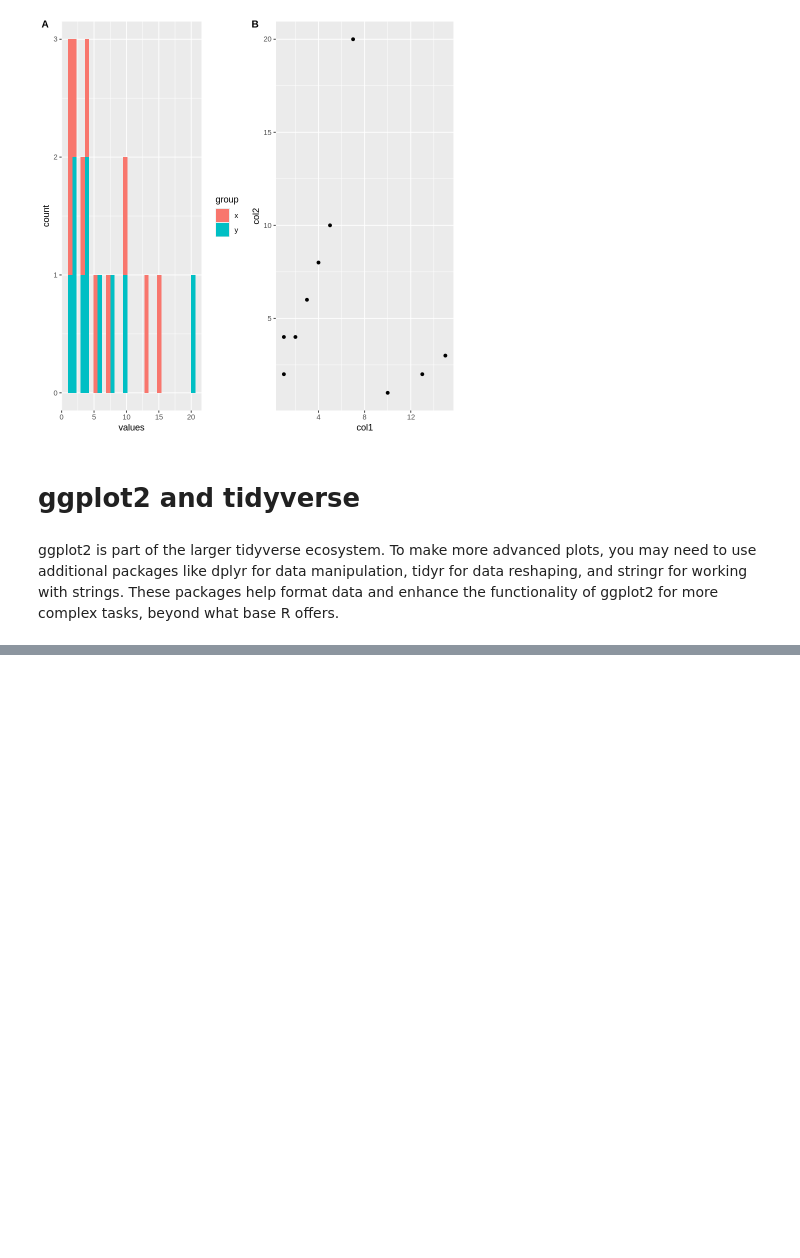
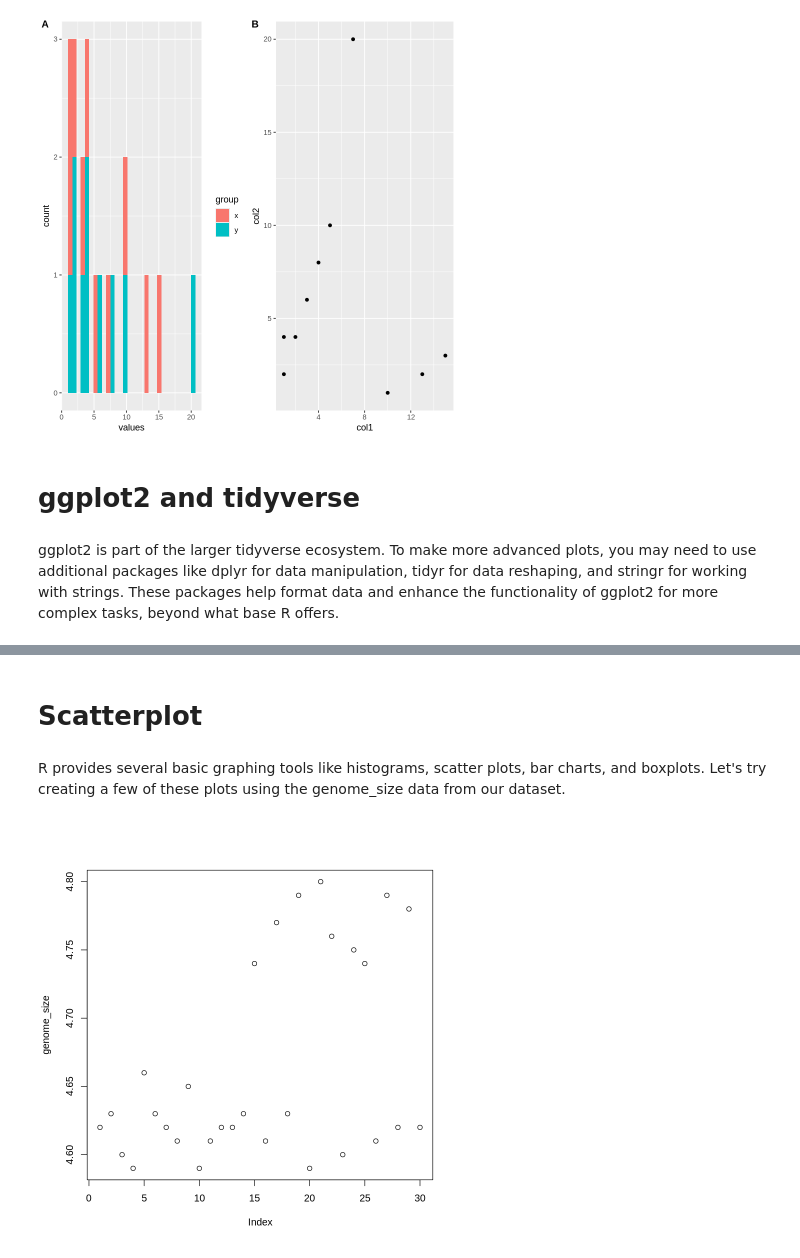
Before and after one commit to zainabbio/Youtube-Tutorials, a Jupyter notebook: Plotting_in_R_with_ggplot2.ipynb, the cells around one changed output, grey strips where cells are left out. Drawn from its saved outputs; the diff is of its cells as text; code cells hidden in the pictures; blank space fills up the shorter version.

```diff
--- a/Plotting_in_R_with_ggplot2.ipynb
+++ b/Plotting_in_R_with_ggplot2.ipynb
@@ -85,3 +85,5 @@ Installing package into ‘/usr/local/lib/R/site-library’
 # **ggplot2 and tidyverse**
 # %% [markdown]
 ggplot2 is part of the larger tidyverse ecosystem. To make more advanced plots, you may need to use additional packages like dplyr for data manipulation, tidyr for data reshaping, and stringr for working with strings. These packages help format data and enhance the functionality of ggplot2 for more complex tasks, beyond what base R offers.
+# %%
+metadata <- read.csv("http://www.datacarpentry.org/R-genomics/data/Ecoli_metadata.csv")
@@ -87,0 +102,10 @@ ggplot2 is part of the larger tidyverse ecosystem. To make more advanced plots,
+# %%
+genome_size <- metadata$genome_size
+# %% [markdown]
+# **Scatterplot**
+# %% [markdown]
+R provides several basic graphing tools like histograms, scatter plots, bar charts, and boxplots. Let's try creating a few of these plots using the genome_size data from our dataset.
+# %%
+plot(genome_size)
+# %% [output]
+[figure, added]
```
Also changed, not shown: parts of 86 cells of this notebook.
